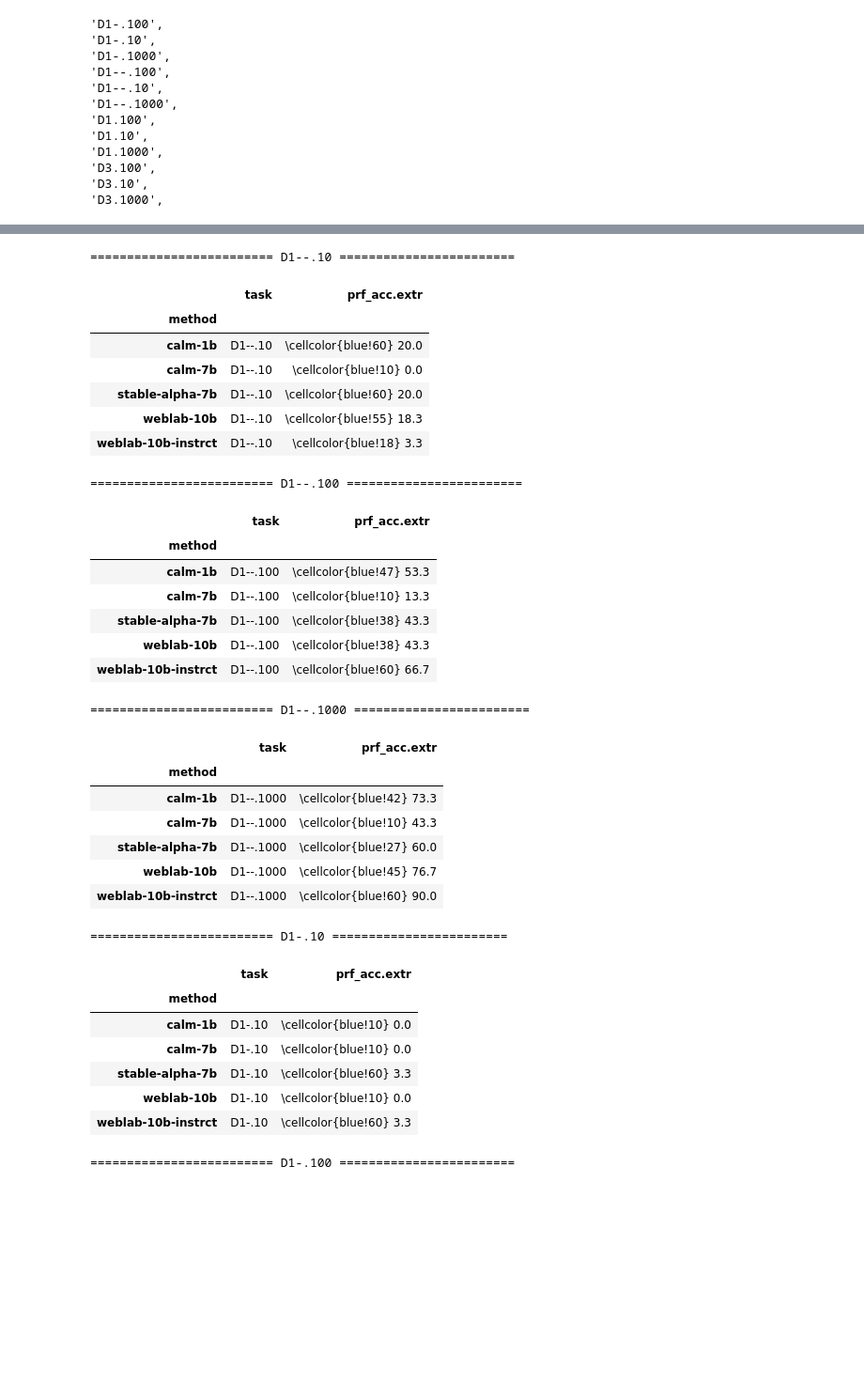
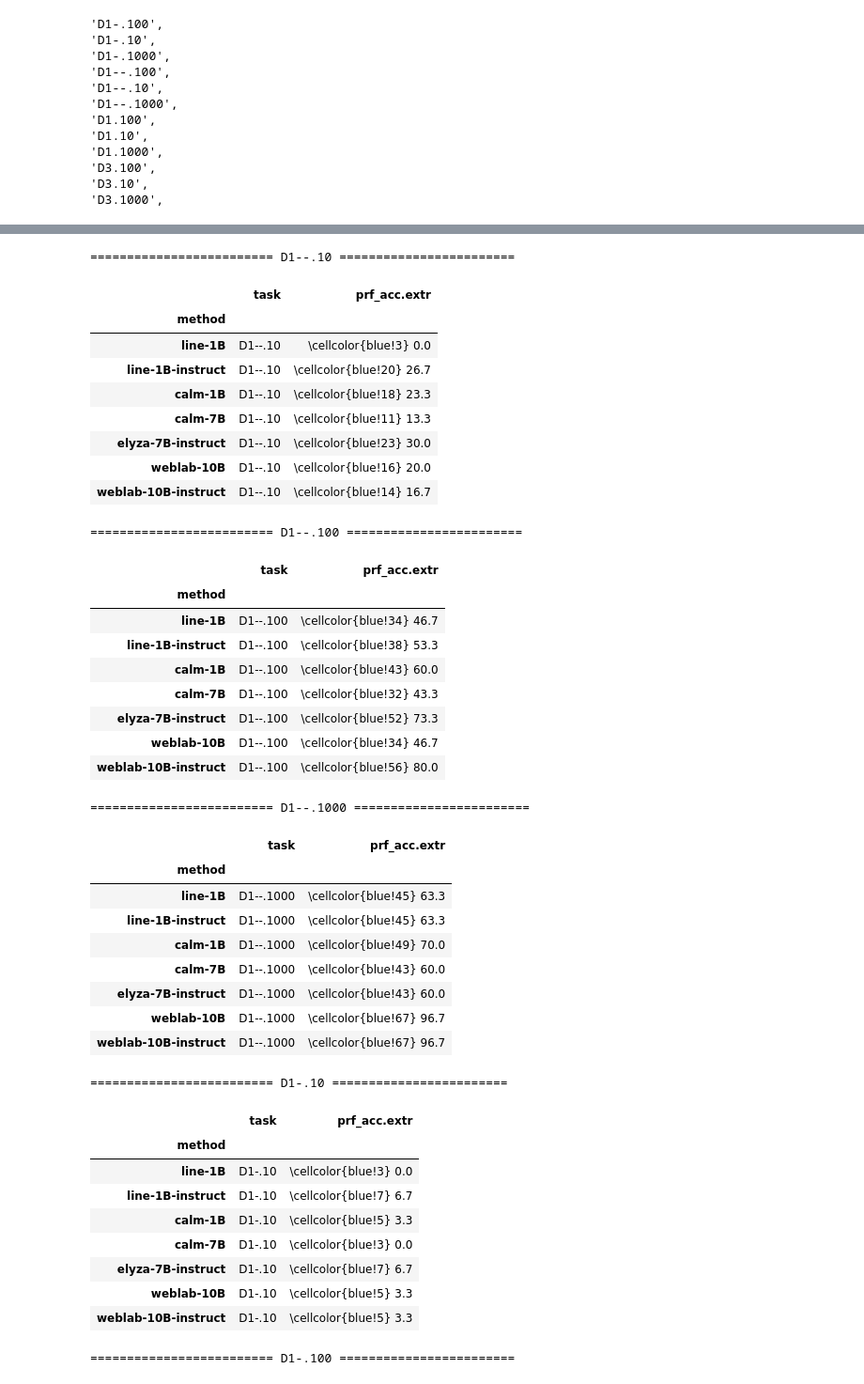
Before and after one commit to hitachi-nlp/FLD-prover, a Jupyter notebook: ipynb/analysis.ipynb, the cells around one changed output, grey strips where cells are left out. Shown at 94% size. Saved outputs shown, nothing was run; the diff lists cells and outputs as text; code cells hidden in the pictures; blank space fills up the shorter version.

```diff
--- a/ipynb/analysis.ipynb
+++ b/ipynb/analysis.ipynb
@@ -91,11 +91,18 @@ COL_METHOD = 'method'
 METHOD_RENAMES = {
     '^retrieva-jp/t5-base-long$': 'retrieva-t5-base',
 
-    '^cyberagent/open-calm-1b$': 'calm-1b',
-    '^cyberagent/open-calm-7b$': 'calm-7b',
-    '^stabilityai/japanese-stablelm-base-alpha-7b$': 'stable-alpha-7b',
-    '^matsuo-lab/weblab-10b$$': 'weblab-10b',
-    '^matsuo-lab/weblab-10b-instruction-sft$': 'weblab-10b-instrct',
+    '^line-corporation/japanese-large-lm-1.7b$': 'line-1B',
+    '^line-corporation/japanese-large-lm-1.7b-instruction-sft$': 'line-1B-instruct',
+
+    '^cyberagent/open-calm-1b$': 'calm-1B',
+    '^cyberagent/open-calm-7b$': 'calm-7B',
+
+    '^stabilityai/japanese-stablelm-base-alpha-7b$': 'stablelm-7B',
+
+    '^elyza/ELYZA-japanese-Llama-2-7b-fast-instruct$': 'elyza-7B-instruct',
+
+    '^matsuo-lab/weblab-10b$$': 'weblab-10B',
+    '^matsuo-lab/weblab-10b-instruction-sft$': 'weblab-10B-instruct',
 }
 
 COL_LRATE = 'learning_rate'
@@ -130,11 +137,18 @@ TASK_RENAMES = {
 }
 TASK_NAMES = list(TASK_RENAMES.values())
 MAJOR_TASK = TASK_NAMES[1]
+
+COLOR_SCALE_LOWER = 0
+COLOR_SCALE_UPPER = 100
+COLOR_PARETTE_LOWER = 3
+COLOR_PARETTE_UPPER = 70
 # %%
 # _TOP_DIR = '../outputs/02.aggregate_tf_results.py/20230826.jpn/'
 # _TOP_DIR = '../outputs/02.aggregate_tf_results.py/20230901.overfit/'
 # _TOP_DIR = '../outputs/02.aggregate_tf_results.py/20230904.LLM_FS/'
-_TOP_DIR = '../outputs/02.aggregate_tf_results.py/20230905.LLM_FS/'
+# _TOP_DIR = '../outputs/02.aggregate_tf_results.py/20230905.LLM_FS/'
+
+_TOP_DIR = '../outputs/02.aggregate_tf_results.py/20230910.preliminary'
 # %%
 result_paths = find_result_paths(_TOP_DIR)
 if len(result_paths) == 0:
@@ -281,56 +320,68 @@ for task_name in TASK_NAMES:
 # %%
 
 pretty_dfs: Dict[str, pd.DataFrame] = {}
 
 for task_name, metric_df in metric_dfs.items():
     pretty_df = prettify_df(metric_df)
     pretty_df = rename_cols(pretty_df, METRIC_RENAMES)
 
     pretty_df.index = pretty_df[COL_METHOD]
     pretty_df = pretty_df.drop(columns=[COL_METHOD])
 
-    pretty_df = color_by_rank(pretty_df, 'col')
+    pretty_df = color_by_rank(pretty_df, 'col',
+                              scale_lower=COLOR_SCALE_LOWER,
+                              scale_upper=COLOR_SCALE_UPPER,
+                              color_lower=COLOR_PARETTE_LOWER,
+                              color_upper=COLOR_PARETTE_UPPER)
 
     pretty_dfs[task_name] = pretty_df
 
 
 for task_name in TASK_NAMES:
     print('\n\n')
     print(f'========================= {task_name} ========================')
     display(pretty_dfs[task_name])
 # %% [output]
 ========================= D1--.10 ========================
 |  | task | prf_acc.extr |
 | method |  |  |
-| calm-1b | D1--.10 | \cellcolor{blue!60} 20.0 |
-| calm-7b | D1--.10 | \cellcolor{blue!10} 0.0 |
-| stable-alpha-7b | D1--.10 | \cellcolor{blue!60} 20.0 |
-| weblab-10b | D1--.10 | \cellcolor{blue!55} 18.3 |
-| weblab-10b-instrct | D1--.10 | \cellcolor{blue!18} 3.3 |
+| line-1B | D1--.10 | \cellcolor{blue!3} 0.0 |
+| line-1B-instruct | D1--.10 | \cellcolor{blue!20} 26.7 |
+| calm-1B | D1--.10 | \cellcolor{blue!18} 23.3 |
+| calm-7B | D1--.10 | \cellcolor{blue!11} 13.3 |
+| elyza-7B-instruct | D1--.10 | \cellcolor{blue!23} 30.0 |
+| weblab-10B | D1--.10 | \cellcolor{blue!16} 20.0 |
+| weblab-10B-instruct | D1--.10 | \cellcolor{blue!14} 16.7 |
 ========================= D1--.100 ========================
 |  | task | prf_acc.extr |
 | method |  |  |
-| calm-1b | D1--.100 | \cellcolor{blue!47} 53.3 |
-| calm-7b | D1--.100 | \cellcolor{blue!10} 13.3 |
-| stable-alpha-7b | D1--.100 | \cellcolor{blue!38} 43.3 |
-| weblab-10b | D1--.100 | \cellcolor{blue!38} 43.3 |
-| weblab-10b-instrct | D1--.100 | \cellcolor{blue!60} 66.7 |
+| line-1B | D1--.100 | \cellcolor{blue!34} 46.7 |
+| line-1B-instruct | D1--.100 | \cellcolor{blue!38} 53.3 |
+| calm-1B | D1--.100 | \cellcolor{blue!43} 60.0 |
+| calm-7B | D1--.100 | \cellcolor{blue!32} 43.3 |
+| elyza-7B-instruct | D1--.100 | \cellcolor{blue!52} 73.3 |
+| weblab-10B | D1--.100 | \cellcolor{blue!34} 46.7 |
+| weblab-10B-instruct | D1--.100 | \cellcolor{blue!56} 80.0 |
 ========================= D1--.1000 ========================
 |  | task | prf_acc.extr |
 | method |  |  |
-| calm-1b | D1--.1000 | \cellcolor{blue!42} 73.3 |
-| calm-7b | D1--.1000 | \cellcolor{blue!10} 43.3 |
-| stable-alpha-7b | D1--.1000 | \cellcolor{blue!27} 60.0 |
-| weblab-10b | D1--.1000 | \cellcolor{blue!45} 76.7 |
-| weblab-10b-instrct | D1--.1000 | \cellcolor{blue!60} 90.0 |
+| line-1B | D1--.1000 | \cellcolor{blue!45} 63.3 |
+| line-1B-instruct | D1--.1000 | \cellcolor{blue!45} 63.3 |
+| calm-1B | D1--.1000 | \cellcolor{blue!49} 70.0 |
+| calm-7B | D1--.1000 | \cellcolor{blue!43} 60.0 |
+| elyza-7B-instruct | D1--.1000 | \cellcolor{blue!43} 60.0 |
+| weblab-10B | D1--.1000 | \cellcolor{blue!67} 96.7 |
+| weblab-10B-instruct | D1--.1000 | \cellcolor{blue!67} 96.7 |
 ========================= D1-.10 ========================
 |  | task | prf_acc.extr |
 | method |  |  |
-| calm-1b | D1-.10 | \cellcolor{blue!10} 0.0 |
-| calm-7b | D1-.10 | \cellcolor{blue!10} 0.0 |
-| stable-alpha-7b | D1-.10 | \cellcolor{blue!60} 3.3 |
-| weblab-10b | D1-.10 | \cellcolor{blue!10} 0.0 |
-| weblab-10b-instrct | D1-.10 | \cellcolor{blue!60} 3.3 |
+| line-1B | D1-.10 | \cellcolor{blue!3} 0.0 |
+| line-1B-instruct | D1-.10 | \cellcolor{blue!7} 6.7 |
+| calm-1B | D1-.10 | \cellcolor{blue!5} 3.3 |
+| calm-7B | D1-.10 | \cellcolor{blue!3} 0.0 |
+| elyza-7B-instruct | D1-.10 | \cellcolor{blue!7} 6.7 |
+| weblab-10B | D1-.10 | \cellcolor{blue!5} 3.3 |
+| weblab-10B-instruct | D1-.10 | \cellcolor{blue!5} 3.3 |
 ========================= D1-.100 ========================
 |  | task | prf_acc.extr |
 | method |  |  |
```
Also changed, not shown: parts of 9 cells of this notebook, 5 other files.
